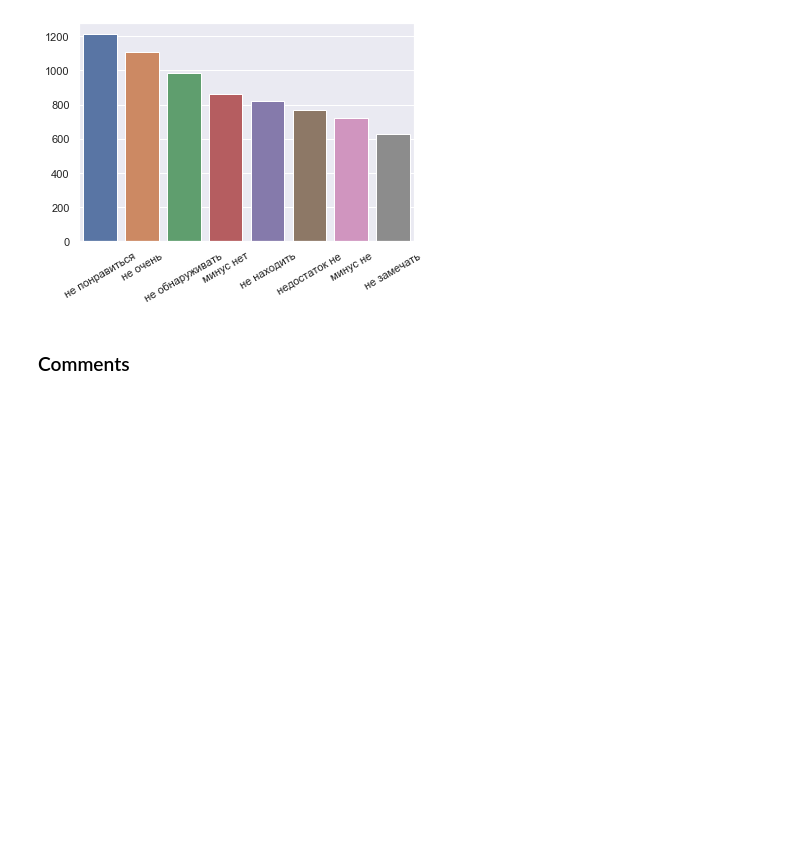
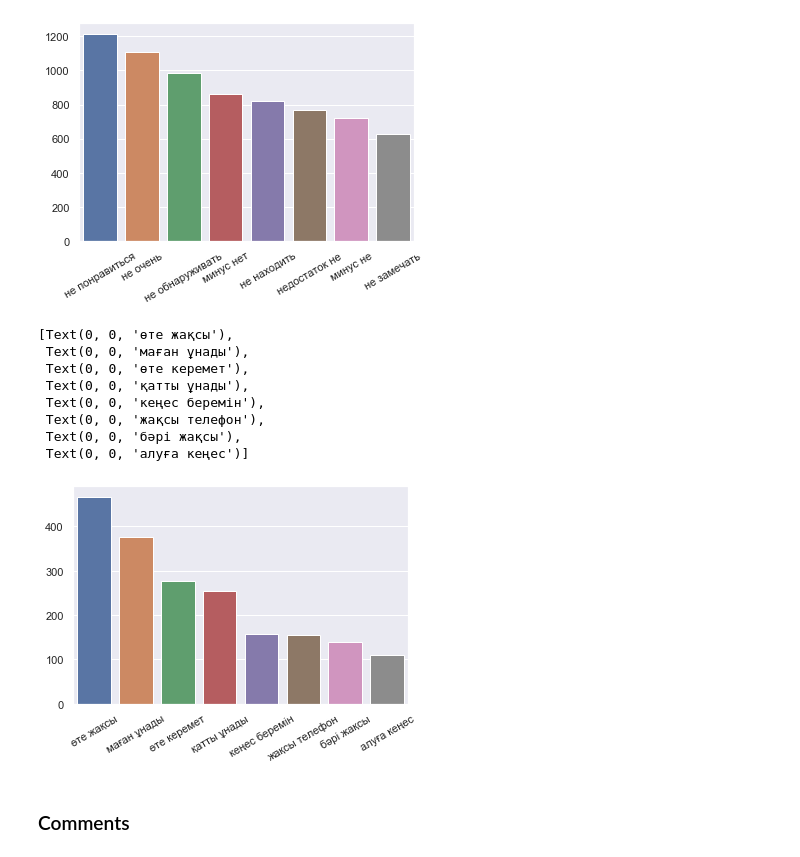
Before and after one commit to zhanymkanov/techsoulai_analyzer, a Jupyter notebook: reviews_cleaned.ipynb, the cells around one changed output. Cells and saved outputs as stored; diff of their text form; code cells hidden in the pictures; blank space fills up the shorter version.

```diff
--- a/reviews_cleaned.ipynb
+++ b/reviews_cleaned.ipynb
@@ -196,6 +196,19 @@ top_words.set_xticklabels(bigrams, rotation=30)
 [figure]
 # %%
 bigrams, counts = map(list, zip(*kaz_minus_bigrams.most_common(8)))
+# %%
+top_words = sns.barplot(x=bigrams, y=counts)
+top_words.set_xticklabels(bigrams, rotation=30)
+# %% [output]
+[Text(0, 0, 'өте жақсы'),
+ Text(0, 0, 'маған ұнады'),
+ Text(0, 0, 'өте керемет'),
+ Text(0, 0, 'қатты ұнады'),
+ Text(0, 0, 'кеңес беремін'),
+ Text(0, 0, 'жақсы телефон'),
+ Text(0, 0, 'бәрі жақсы'),
+ Text(0, 0, 'алуға кеңес')]
+[figure, added]
 # %% [markdown]
 ### Comments
 # %%
```
Also changed, not shown: parts of 3 cells of this notebook.
